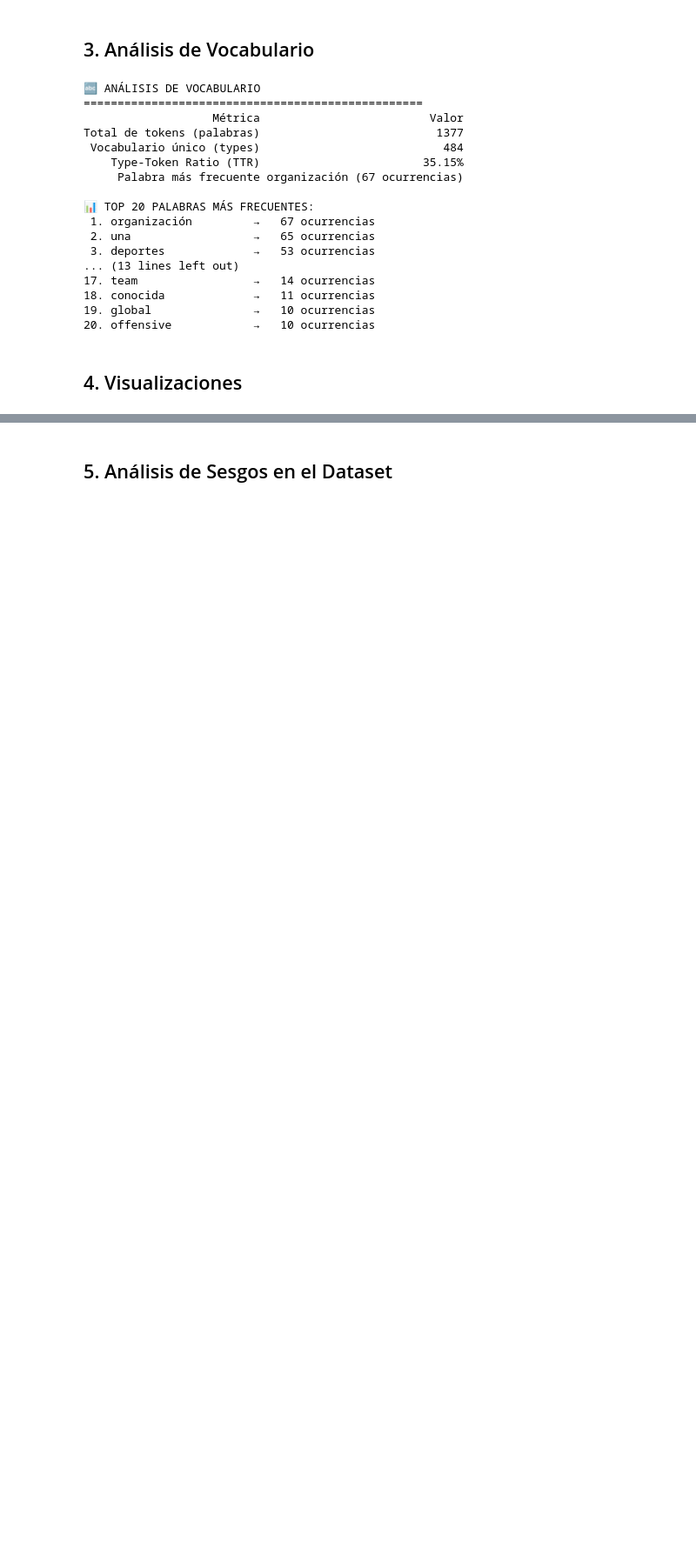
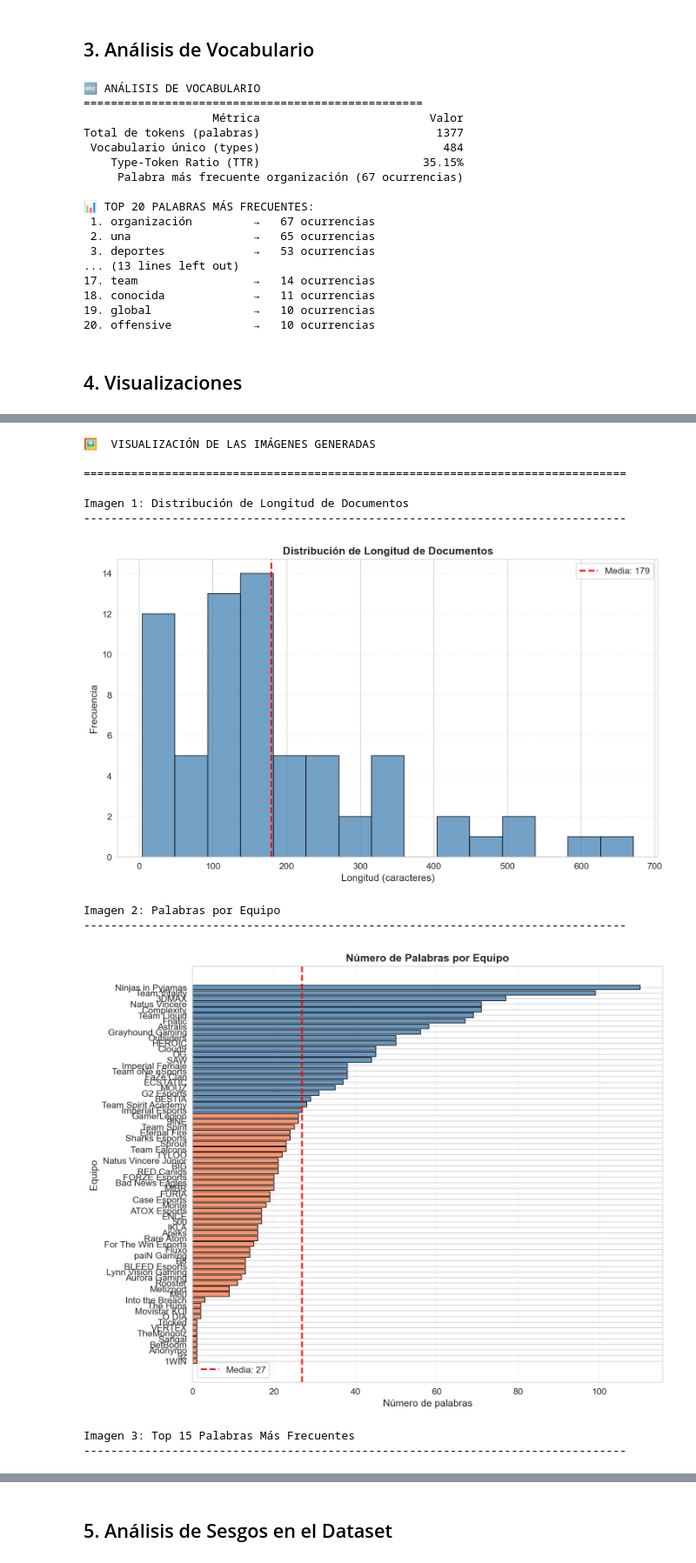
Before and after one commit to borjaocerin/MTPLN, a Jupyter notebook: proyecto-liquipedia/EDA_Analisis.ipynb, the cells around one changed output, grey strips where cells are left out. Shown at 87% size. Drawn from its saved outputs; the diff is of its cells as text; code cells hidden in the pictures; blank space fills up the shorter version.

Commit message:
Terminar la memoria por mi parte

```diff
--- a/proyecto-liquipedia/EDA_Analisis.ipynb
+++ b/proyecto-liquipedia/EDA_Analisis.ipynb
@@ -227,0 +301,37 @@ print(f"\n✅ Gráficos guardados en: {results_dir / 'EDA_Visualizaciones.png'}"
+# %%
+# Mostrar las imágenes generadas para verificación
+from IPython.display import Image, display
+
+print("🖼️  VISUALIZACIÓN DE LAS IMÁGENES GENERADAS\n")
+print("="*80)
+
+imagenes = [
+    ('distribucion_longitud_docs.png', 'Imagen 1: Distribución de Longitud de Documentos'),
+    ('palabras_por_equipo.png', 'Imagen 2: Palabras por Equipo'),
+    ('top_palabras_frecuentes.png', 'Imagen 3: Top 15 Palabras Más Frecuentes'),
+    ('densidad_oraciones.png', 'Imagen 4: Densidad de Oraciones por Documento')
+]
+
+for filename, titulo in imagenes:
+    img_path = memoria_imgs_dir / filename
+    if img_path.exists():
+        print(f"\n{titulo}")
+        print("-"*80)
+        display(Image(filename=str(img_path), width=800))
+    else:
+        print(f"❌ No se encontró: {filename}")
+
+print("\n✅ Todas las imágenes están listas para incluir en el documento LaTeX")
+# %% [output]
+🖼️  VISUALIZACIÓN DE LAS IMÁGENES GENERADAS
+
+================================================================================
+
+Imagen 1: Distribución de Longitud de Documentos
+--------------------------------------------------------------------------------
+[figure, added]
+Imagen 2: Palabras por Equipo
+--------------------------------------------------------------------------------
+[figure, added]
+Imagen 3: Top 15 Palabras Más Frecuentes
+--------------------------------------------------------------------------------
```
Also changed, not shown: parts of 16 cells of this notebook, 12 other files.
